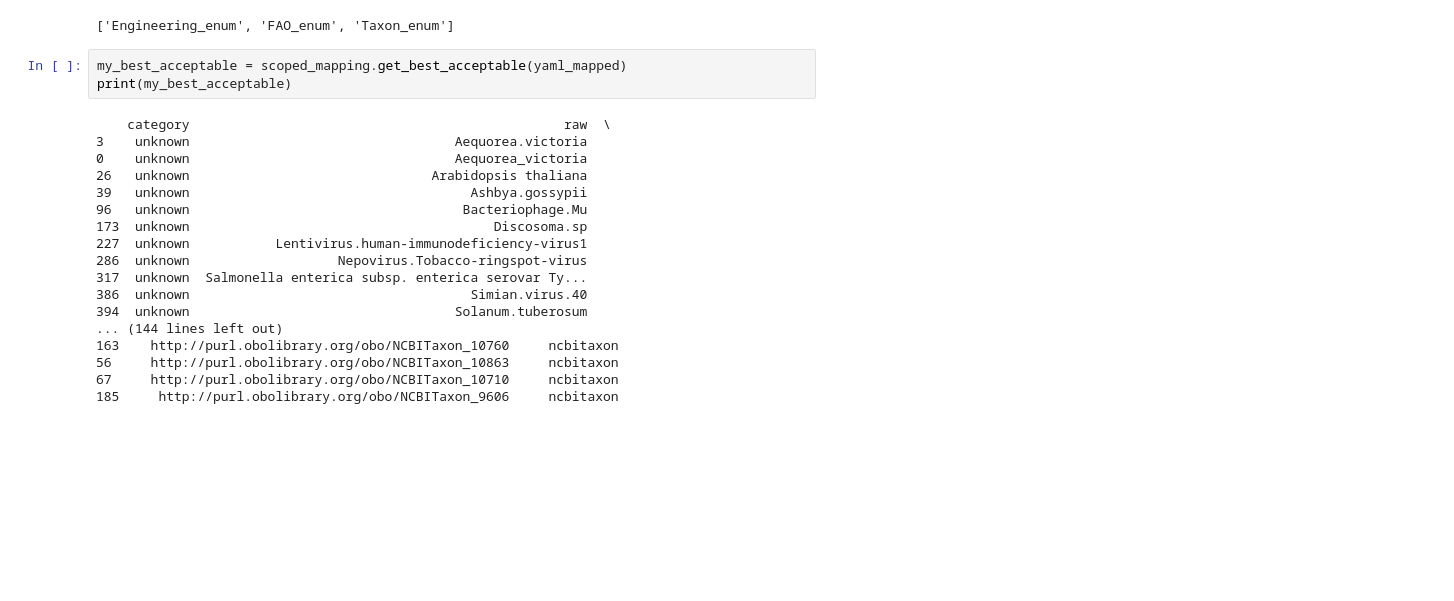
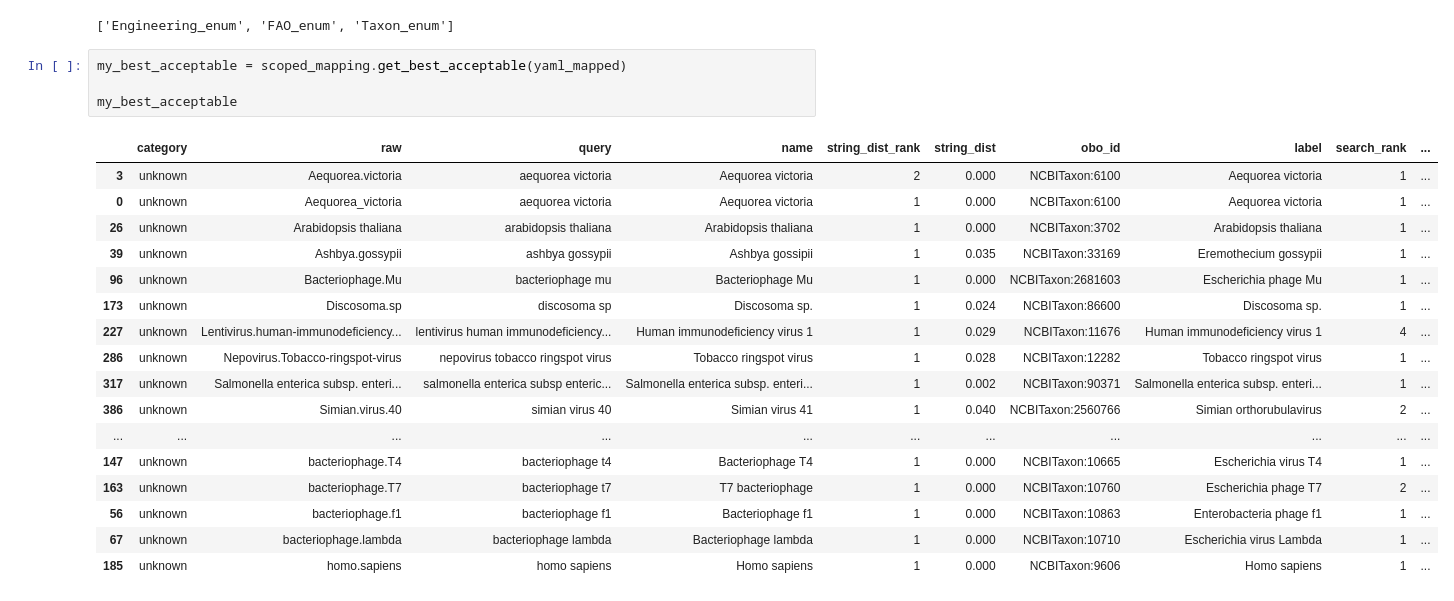
Before and after one commit to turbomam/scoped-mapping, a Jupyter notebook: notebooks/map_from_linkml_enums.ipynb, the cells around one changed output. Saved outputs shown, nothing was run; the diff lists cells and outputs as text; blank space fills up the shorter version.

```diff
--- a/notebooks/map_from_linkml_enums.ipynb
+++ b/notebooks/map_from_linkml_enums.ipynb
@@ -41,24 +41,25 @@ yaml_mapped = scoped_mapping.map_from_yaml(my_model, my_selected_enum, print_enu
 ['Engineering_enum', 'FAO_enum', 'Taxon_enum']
 # %%
 my_best_acceptable = scoped_mapping.get_best_acceptable(yaml_mapped)
-print(my_best_acceptable)
+
+my_best_acceptable
 # %% [output]
-    category                                                raw  \
-3    unknown                                  Aequorea.victoria
-0    unknown                                  Aequorea_victoria
-26   unknown                               Arabidopsis thaliana
-39   unknown                                    Ashbya.gossypii
-96   unknown                                   Bacteriophage.Mu
-173  unknown                                       Discosoma.sp
-227  unknown           Lentivirus.human-immunodeficiency-virus1
-286  unknown                   Nepovirus.Tobacco-ringspot-virus
-317  unknown  Salmonella enterica subsp. enterica serovar Ty...
-386  unknown                                    Simian.virus.40
-394  unknown                                  Solanum.tuberosum
-... (144 lines left out)
-163    http://purl.obolibrary.org/obo/NCBITaxon_10760     ncbitaxon
-56     http://purl.obolibrary.org/obo/NCBITaxon_10863     ncbitaxon
-67     http://purl.obolibrary.org/obo/NCBITaxon_10710     ncbitaxon
-185     http://purl.obolibrary.org/obo/NCBITaxon_9606     ncbitaxon
+|  | category | raw | query | name | string_dist_rank | string_dist | obo_id | label | search_rank | ... |
+| 3 | unknown | Aequorea.victoria | aequorea victoria | Aequorea victoria | 2 | 0.000 | NCBITaxon:6100 | Aequorea victoria | 1 | ... |
+| 0 | unknown | Aequorea_victoria | aequorea victoria | Aequorea victoria | 1 | 0.000 | NCBITaxon:6100 | Aequorea victoria | 1 | ... |
+| 26 | unknown | Arabidopsis thaliana | arabidopsis thaliana | Arabidopsis thaliana | 1 | 0.000 | NCBITaxon:3702 | Arabidopsis thaliana | 1 | ... |
+| 39 | unknown | Ashbya.gossypii | ashbya gossypii | Ashbya gossipii | 1 | 0.035 | NCBITaxon:33169 | Eremothecium gossypii | 1 | ... |
+| 96 | unknown | Bacteriophage.Mu | bacteriophage mu | Bacteriophage Mu | 1 | 0.000 | NCBITaxon:2681603 | Escherichia phage Mu | 1 | ... |
+| 173 | unknown | Discosoma.sp | discosoma sp | Discosoma sp. | 1 | 0.024 | NCBITaxon:86600 | Discosoma sp. | 1 | ... |
+| 227 | unknown | Lentivirus.human-immunodeficiency... | lentivirus human immunodeficiency... | Human immunodeficiency virus 1 | 1 | 0.029 | NCBITaxon:11676 | Human immunodeficiency virus 1 | 4 | ... |
+| 286 | unknown | Nepovirus.Tobacco-ringspot-virus | nepovirus tobacco ringspot virus | Tobacco ringspot virus | 1 | 0.028 | NCBITaxon:12282 | Tobacco ringspot virus | 1 | ... |
+| 317 | unknown | Salmonella enterica subsp. enteri... | salmonella enterica subsp enteric... | Salmonella enterica subsp. enteri... | 1 | 0.002 | NCBITaxon:90371 | Salmonella enterica subsp. enteri... | 1 | ... |
+| 386 | unknown | Simian.virus.40 | simian virus 40 | Simian virus 41 | 1 | 0.040 | NCBITaxon:2560766 | Simian orthorubulavirus | 2 | ... |
+| ... | ... | ... | ... | ... | ... | ... | ... | ... | ... | ... |
+| 147 | unknown | bacteriophage.T4 | bacteriophage t4 | Bacteriophage T4 | 1 | 0.000 | NCBITaxon:10665 | Escherichia virus T4 | 1 | ... |
+| 163 | unknown | bacteriophage.T7 | bacteriophage t7 | T7 bacteriophage | 1 | 0.000 | NCBITaxon:10760 | Escherichia phage T7 | 2 | ... |
+| 56 | unknown | bacteriophage.f1 | bacteriophage f1 | Bacteriophage f1 | 1 | 0.000 | NCBITaxon:10863 | Enterobacteria phage f1 | 1 | ... |
+| 67 | unknown | bacteriophage.lambda | bacteriophage lambda | Bacteriophage lambda | 1 | 0.000 | NCBITaxon:10710 | Escherichia virus Lambda | 1 | ... |
+| 185 | unknown | homo.sapiens | homo sapiens | Homo sapiens | 1 | 0.000 | NCBITaxon:9606 | Homo sapiens | 1 | ... |
 # %%
 no_acceptable_mappings = scoped_mapping.get_no_acceptable_mappings(yaml_mapped, my_best_acceptable)
```
Also changed, not shown: parts of 2 cells of this notebook, 3 other files.
